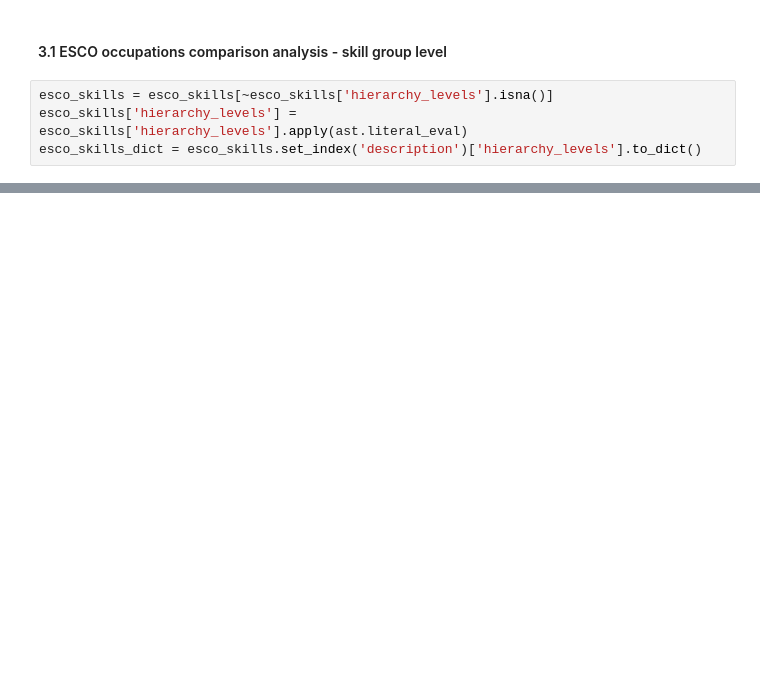
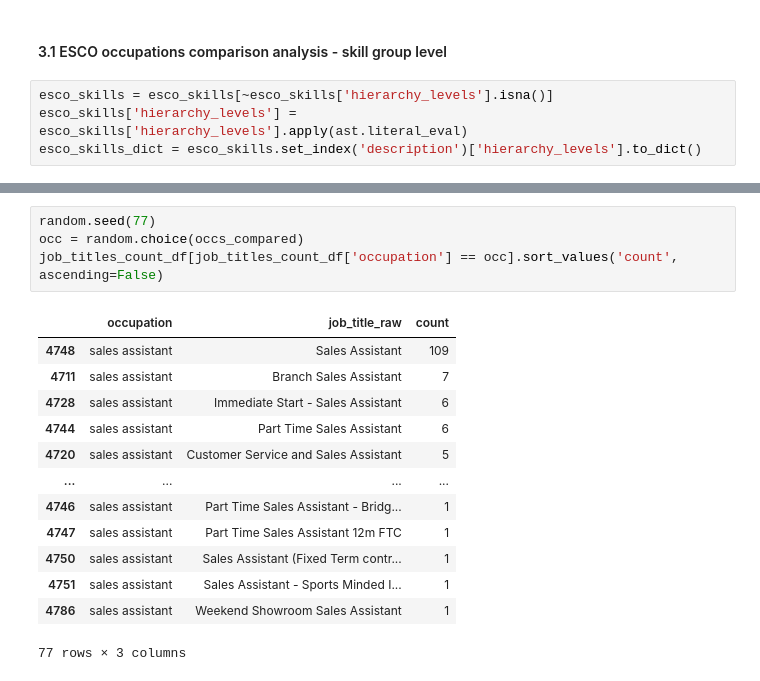
Before and after one commit to nestauk/ojd_daps_skills, a Jupyter notebook: ojd_daps_skills/analysis/OJO/evaluation_analysis.ipynb, the cells around one changed output, grey strips where cells are left out. Drawn from its saved outputs; the diff is of its cells as text; blank space fills up the shorter version.

```diff
--- a/ojd_daps_skills/analysis/OJO/evaluation_analysis.ipynb
+++ b/ojd_daps_skills/analysis/OJO/evaluation_analysis.ipynb
@@ -201,0 +239,18 @@ the occupation with the least amount of skill level group overlap is personal tr
+# %%
+random.seed(77)
+occ = random.choice(occs_compared)
+job_titles_count_df[job_titles_count_df['occupation'] == occ].sort_values('count', ascending=False)
+# %% [output]
+|  | occupation | job_title_raw | count |
+| 4748 | sales assistant | Sales Assistant | 109 |
+| 4711 | sales assistant | Branch Sales Assistant | 7 |
+| 4728 | sales assistant | Immediate Start - Sales Assistant | 6 |
+| 4744 | sales assistant | Part Time Sales Assistant | 6 |
+| 4720 | sales assistant | Customer Service and Sales Assistant | 5 |
+| ... | ... | ... | ... |
+| 4746 | sales assistant | Part Time Sales Assistant - Bridg... | 1 |
+| 4747 | sales assistant | Part Time Sales Assistant 12m FTC | 1 |
+| 4750 | sales assistant | Sales Assistant (Fixed Term contr... | 1 |
+| 4751 | sales assistant | Sales Assistant - Sports Minded I... | 1 |
+| 4786 | sales assistant | Weekend Showroom Sales Assistant | 1 |
+77 rows × 3 columns
```
Also changed, not shown: parts of 23 cells of this notebook, 2 other files.
